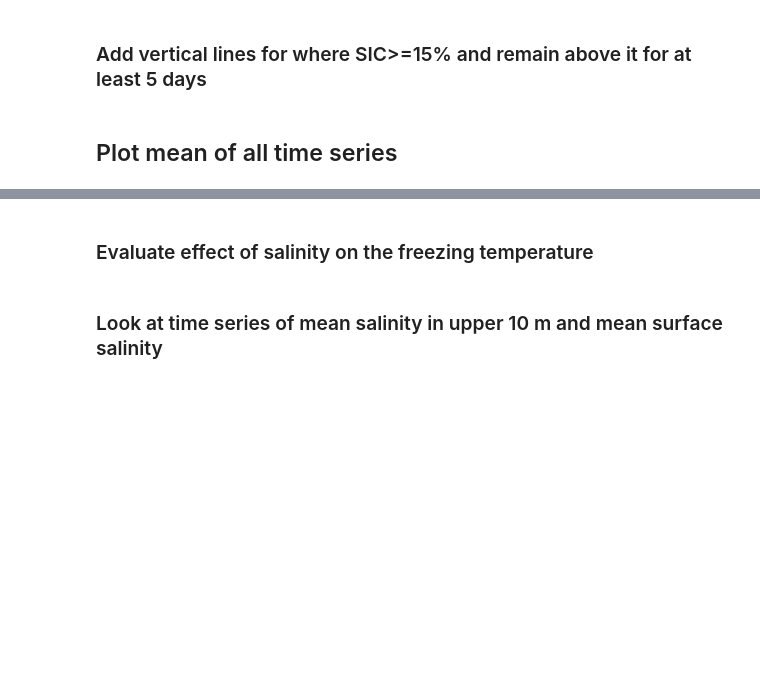
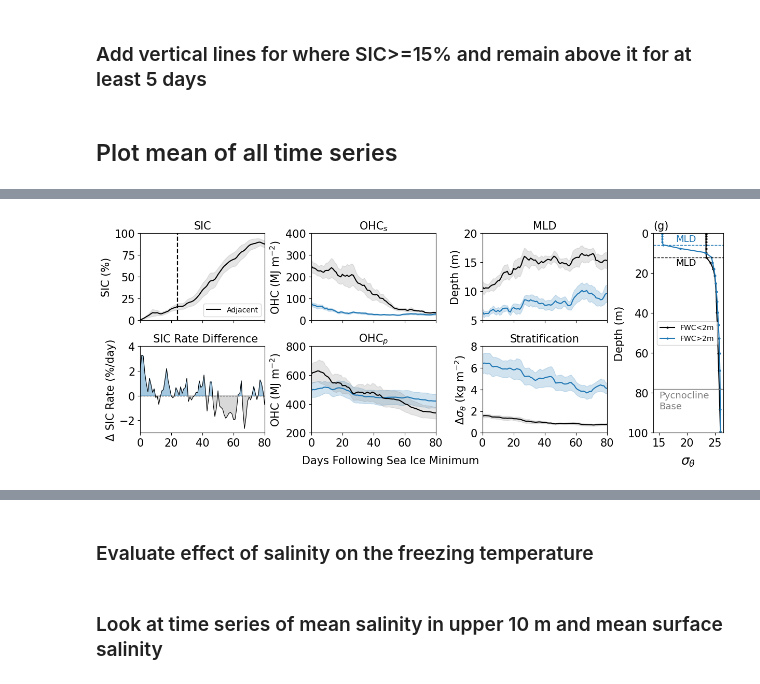
Before and after one commit to mjzahn/Mackenzie_Ice_Bridge, a Jupyter notebook: Jupyter_notebooks/model/4_fig4_mean_time_series_with_profile.ipynb, the cells around one changed output, grey strips where cells are left out. Drawn from its saved outputs; the diff is of its cells as text; code cells hidden in the pictures; blank space fills up the shorter version.

```diff
--- a/Jupyter_notebooks/model/4_fig4_mean_time_series_with_profile.ipynb
+++ b/Jupyter_notebooks/model/4_fig4_mean_time_series_with_profile.ipynb
@@ -444,3 +444,80 @@ fig.text(0.34, -0.01, "Days Following Sea Ice Minimum", size=15);
+# %%
+plt.rcParams['font.size'] = 15
+
+# Set up figure with custom GridSpec
+fig = plt.figure(figsize=(14.5, 5))  # Adjust width for added profile
+gs = gridspec.GridSpec(2, 4, figure=fig, width_ratios=[1, 1, 1, 0.56], wspace=0.42, hspace=0.3)
+
+# Create 2x3 grid axes
+axs = [fig.add_subplot(gs[i, j]) for i in range(2) for j in range(3)]
+
+# Create the extra axis for vertical profile (spanning both rows)
+ax_profile = fig.add_subplot(gs[:, 3])
+
+# Add subplot labels (a)-(g)
+# for i, ax in enumerate(axs):
+#     label = f"({string.ascii_lowercase[i]})"
+#     ax.text(-0.03, 1.15, label, transform=ax.transAxes,
+#             fontsize=15, va='top', ha='left')
+
+# Plot data into axs[0] through axs[5]
+plot_sic_mean(axs[0], sic_mean_under, sic_std_under/np.sqrt(7), sic_mean_over, sic_std_over/np.sqrt(7))
+plot_var_mean(axs[1], ohc_mean_under, ohc_std_under/np.sqrt(7), ohc_mean_over, ohc_std_over/np.sqrt(7),
+              upper_xy_limits=[80, 400], title='OHC$_s$', ylabel='OHC (MJ m$^{-2}$)')
+plot_var_mean(axs[2], mld_mean_under, mld_std_under/np.sqrt(7), mld_mean_over, mld_std_over/np.sqrt(7),
+              upper_xy_limits=[80, 20], title='MLD', ylabel='Depth (m)')
+plot_sic_diff_shading(axs[3], sic_mean_over, sic_mean_under)
+plot_var_mean(axs[4], ohc_pyc_mean_under, ohc_pyc_std_under/np.sqrt(7), ohc_pyc_mean_over, ohc_pyc_std_over/np.sqrt(7),
+              upper_xy_limits=[80, 800], title='OHC$_p$', ylabel='OHC (MJ m$^{-2}$)')
+plot_var_mean(axs[5], strat_mean_under, strat_std_under/np.sqrt(7), strat_mean_over, strat_std_over/np.sqrt(7),
+              upper_xy_limits=[80, 8], title='Stratification', ylabel=r'$\Delta \sigma_{\theta}$ (kg m$^{-2}$)')
+
+# Plot vertical profile into ax_profile
+plt.rcParams['font.size'] = 9
+sigma.sel(time='2015-10-01', i=660, j=130).plot(ax=ax_profile, y='Z', marker='o', color='k', markersize=2, label='FWC<2m')
+sigma.sel(time='2015-10-01', i=560, j=200).plot(ax=ax_profile, y='Z', marker='o', color='tab:blue', markersize=2, label='FWC>2m')
+
+# Surface MLD lines
+ax_profile.axhline(y=mld_da.mld.sel(time='2015-10-01', i=660, j=130).values * -1, linestyle='dashed', color='k', linewidth=1)
+ax_profile.axhline(y=mld_da.mld.sel(time='2015-10-01', i=560, j=200).values * -1, linestyle='dashed', color='tab:blue', linewidth=1)
+
+# Winter MLD
+pcy_depth = sigma.isel(k=19).Z.values
+ax_profile.axhline(y=pcy_depth, color='gray', linewidth=1)
+
+# Add text labels
+ax_profile.text(18, 4, 'MLD', size=13, color='tab:blue')
+ax_profile.text(18, 16, 'MLD', size=13, color='k')
+ax_profile.text(15, 88, 'Pycnocline\nBase', size=13, color='gray')
+
+# Set axis properties
+ax_profile.set_title('')
+ax_profile.set_title('(g)', loc='left', size=15)
+ax_profile.set_yticks(np.arange(0,110,20))
+ax_profile.legend(fontsize=10,loc='center left')
+ax_profile.set_ylabel("Depth (m)")
+ax_profile.set_xlabel(r"$\sigma_{\theta}$", size=18, labelpad=10)
+ax_profile.set_ylim(100, 0)
+ax_profile.set_xlim(14, 26.5)
+
+axs[0].set_xticklabels("")
+axs[1].set_xticklabels("")
+axs[2].set_xticklabels("")
+
+axs[1].set_yticks([0,100,200,300,400])
+axs[2].set_ylim([5,20])
+axs[2].set_yticks([5,10,15,20])
+axs[4].set_ylim([200,800])
+axs[4].set_yticks([200,400,600,800])
+
+# Shared X-axis label
+fig.text(0.34, -0.01, "Days Following Sea Ice Minimum", size=15);
+
+# Save final combined figure
+plt.savefig("/home/jpluser/git_repos/Mackenzie_Ice_Bridge/Jupyter_notebooks/figures/StoryMap/fig4_v2.png",
+            dpi=300, bbox_inches='tight')
+# %% [output]
+[figure, added]
 # %%
 # see how many days apart 15% thresholds are
 under_thresh, over_thresh = plot_sic_mean(ax, sic_mean_under, sic_std_under, sic_mean_over, sic_std_over, upper_xy_limits=[80, 100], title='SIC')
```
Also changed, not shown: parts of 6 cells of this notebook, 6 other files.
